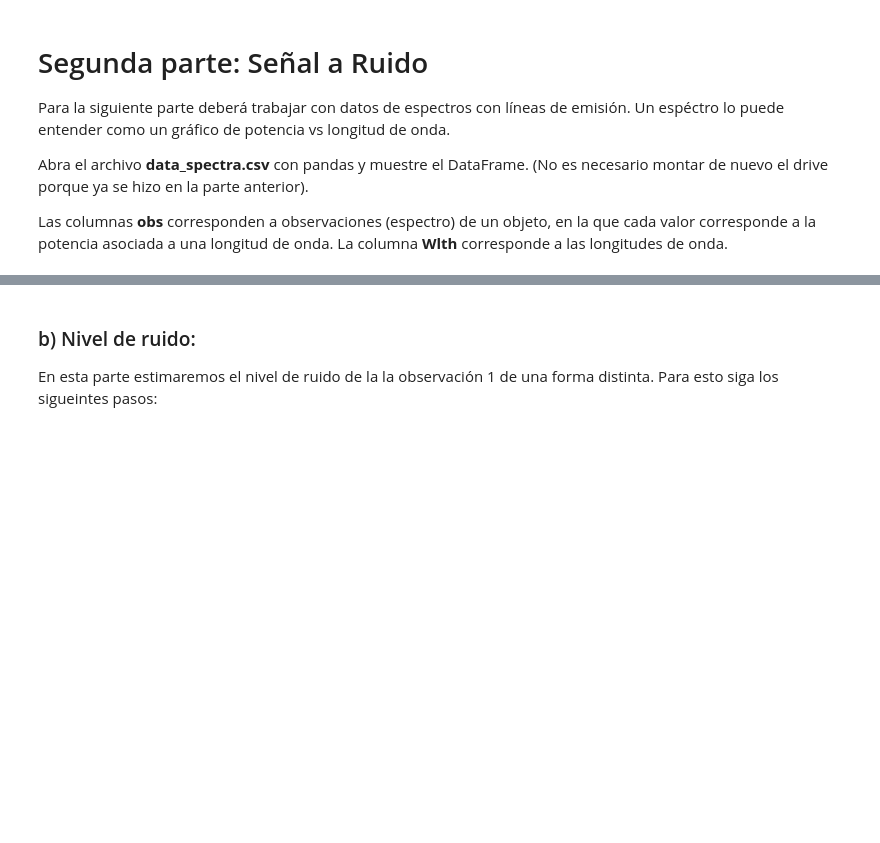
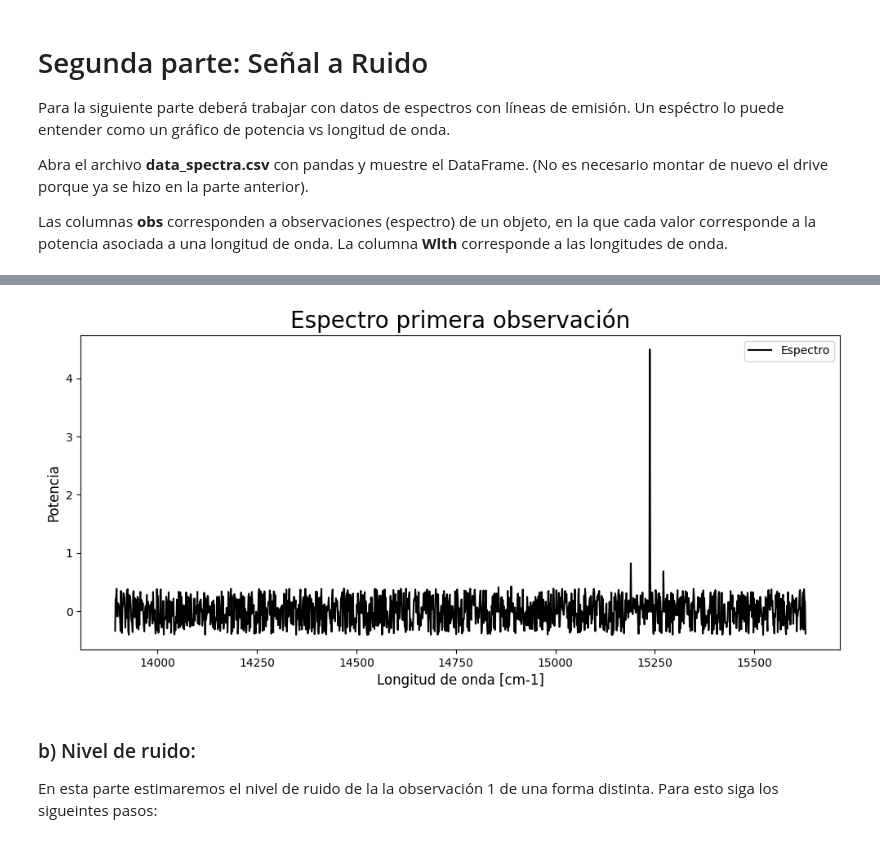
Before and after one commit to Vlxn761/Tarea-2, a Jupyter notebook: Tarea2.ipynb, the cells around one changed output, grey strips where cells are left out. Cells and saved outputs as stored; diff of their text form; code cells hidden in the pictures; blank space fills up the shorter version.

```diff
--- a/Tarea2.ipynb
+++ b/Tarea2.ipynb
@@ -245,3 +276,19 @@ Notará que los valores del eje y están centrados alrededor de 1. Centre la obs
+# %%
+# Obtenemos el valor medio de la columna obs_1
+mu_obs_1 = obs_1.mean()
+
+# Graficamos el espectro centrado en 0
+plt.figure(figsize=(12, 5))
+
+plt.plot(Wlth, obs_1-mu_obs_1, color="k", label="Espectro")    # Se resta el valor medio
+plt.xlabel("Longitud de onda [cm-1]", fontsize=12)
+plt.ylabel("Potencia", fontsize=12)
+plt.title("Espectro primera observación", fontsize=20)
+plt.legend()
+
+plt.show()
+# %% [output]
+[figure, added]
 # %% [markdown]
 ### b) Nivel de ruido:
 
```
Also changed, not shown: parts of 22 cells of this notebook.
